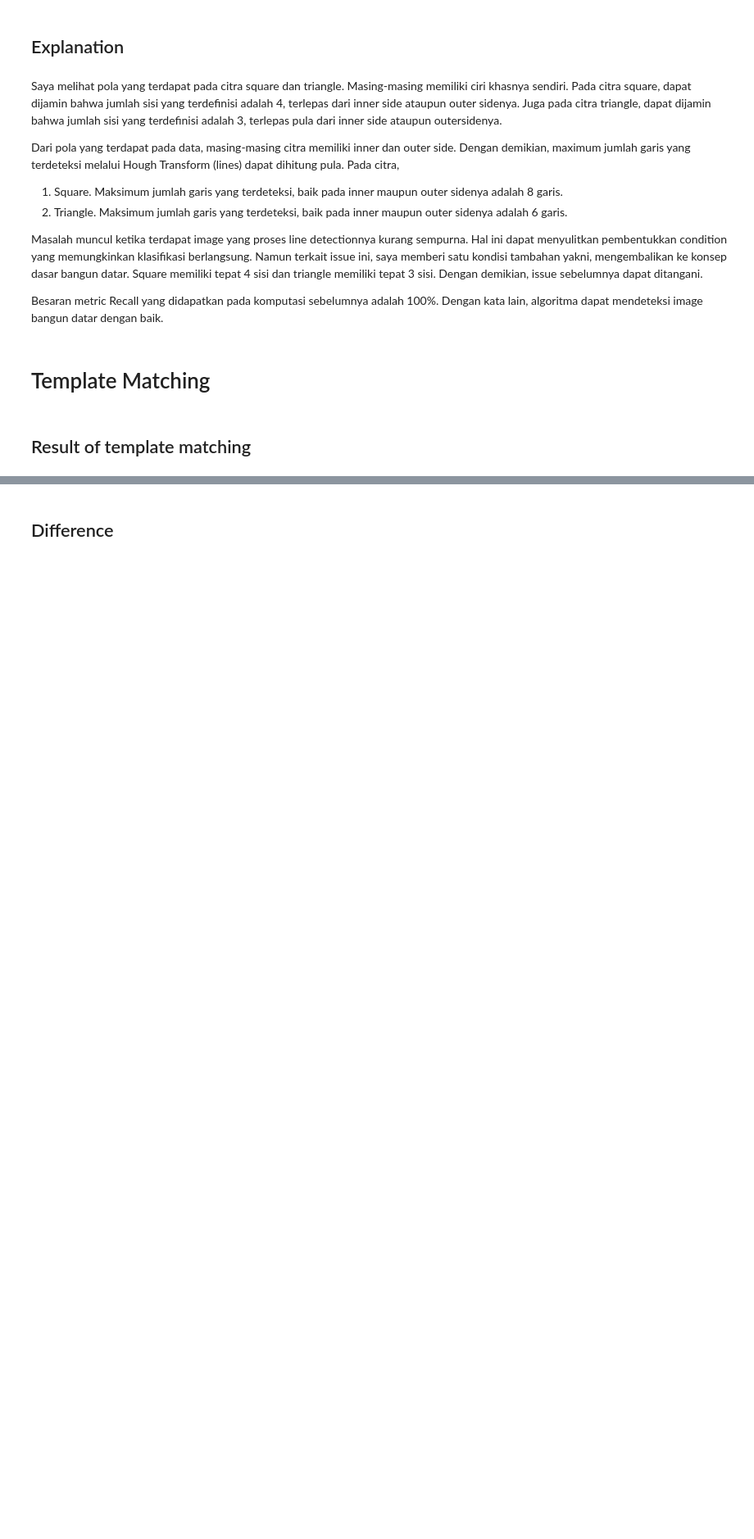
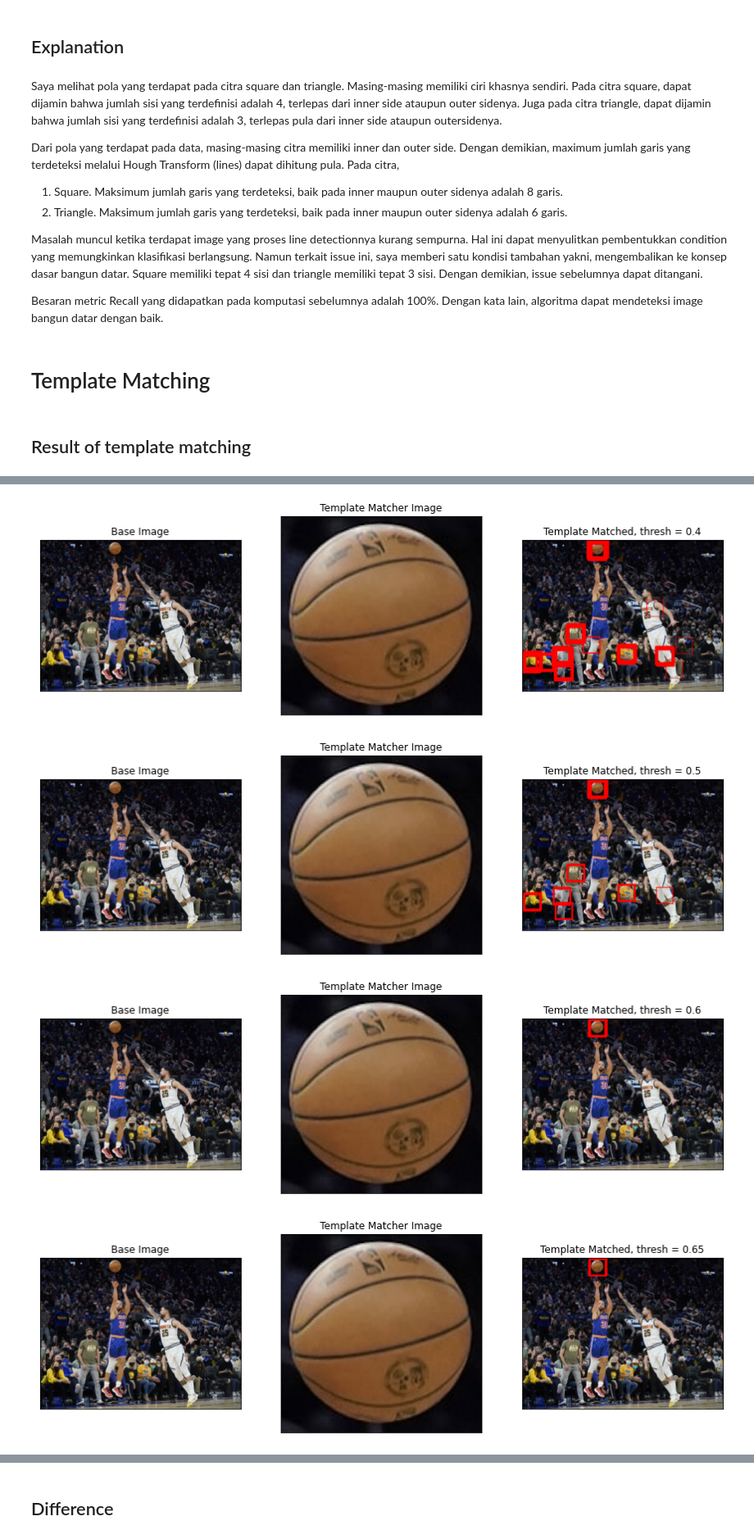
Before and after one commit to faisaladisoe/image-processing-lab, a Jupyter notebook: Lab 6/source code/Lab6_1906293184_MuhammadFaisalAdiSoesatyo.ipynb, the cells around one changed output, grey strips where cells are left out. Shown at 82% size. Cells and saved outputs as stored; diff of their text form; code cells hidden in the pictures; blank space fills up the shorter version.

```diff
--- a/Lab 6/source code/Lab6_1906293184_MuhammadFaisalAdiSoesatyo.ipynb
+++ b/Lab 6/source code/Lab6_1906293184_MuhammadFaisalAdiSoesatyo.ipynb
@@ -188,0 +189,23 @@ Besaran metric Recall yang didapatkan pada komputasi sebelumnya adalah 100%. Den
+# %%
+def template_matching_method(base_image, thresh):
+  base_img = cv.cvtColor(cv.imread(f'./images/Template Matching/{base_image}'), cv.COLOR_BGR2RGB)
+  template_img = cv.cvtColor(cv.imread('./images/Template Matching/ball.jpg'), cv.COLOR_BGR2RGB)
+
+  gray_base = cv.cvtColor(base_img, cv.COLOR_RGB2GRAY)
+  gray_template = cv.cvtColor(template_img, cv.COLOR_RGB2GRAY)
+
+  # store the height and weight
+  w, h = gray_template.shape[::-1]
+
+  # do template matching
+  res = cv.matchTemplate(gray_base, gray_template, cv.TM_CCOEFF_NORMED)
+
+  # record the coordinate
+  min_val, max_val, min_loc, max_loc = cv.minMaxLoc(res)
+
+  template_matched = base_img.copy()
+
+  # assign threshold
+  loc = np.where(res >= thresh)
+
+  return base_img, template_img, template_matched, loc, w, h
@@ -188,0 +214,20 @@ Besaran metric Recall yang didapatkan pada komputasi sebelumnya adalah 100%. Den
+# %%
+thresholds = [.4, .5, .6, .65, .7, .75]
+for thresh in thresholds:
+  base_img, template_img, template_matched, loc, w, h = template_matching_method('3-pointer.jpg', thresh)
+  for point in zip(*loc[::-1]):
+    cv.rectangle(template_matched, point, (point[0] + w, point[1]+ h), (255,0,0), 2)
+
+  plt.figure(figsize=(15, 7))
+  plt.subplot(1, 3, 1),plt.imshow(base_img)
+  plt.title('Base Image'), plt.xticks([]),plt.yticks([])
+  plt.subplot(1, 3, 2),plt.imshow(template_img)
+  plt.title('Template Matcher Image'), plt.xticks([]),plt.yticks([])
+  plt.subplot(1, 3, 3),plt.imshow(template_matched)
+  plt.title(f'Template Matched, thresh = {thresh}'), plt.xticks([]),plt.yticks([])
+  plt.show()
+# %% [output]
+[figure, added]
+[figure, added]
+[figure, added]
+[figure, added]
```
Also changed, not shown: parts of 9 cells of this notebook.
